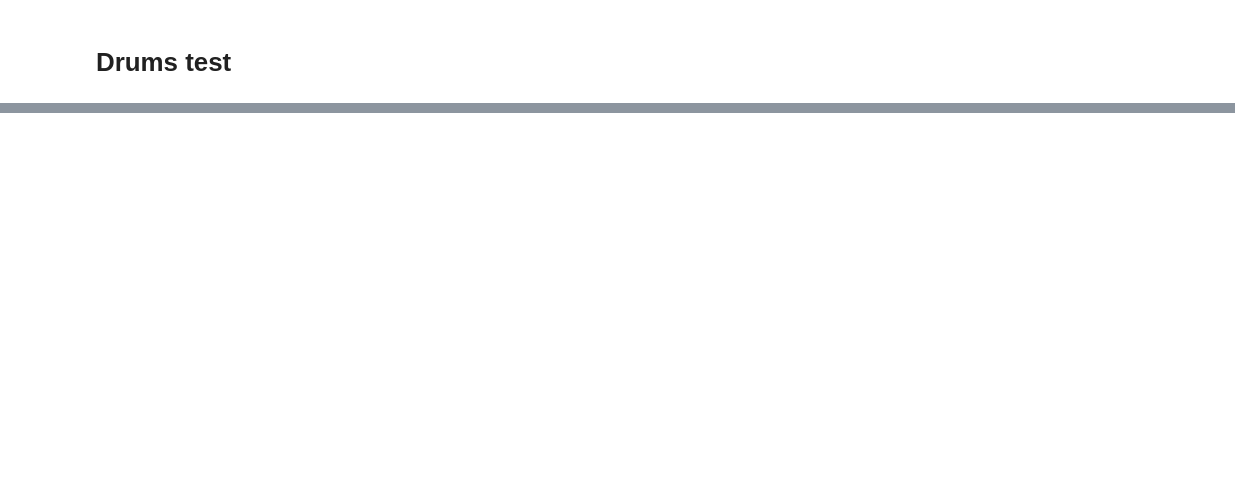
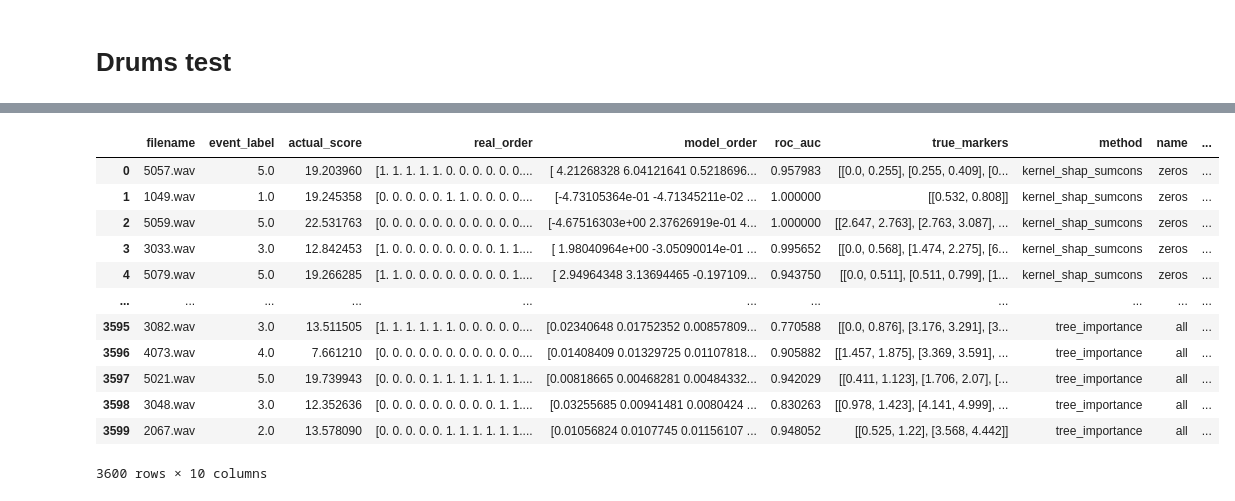
Before and after one commit to ceciliabolanos/explain_where, a Jupyter notebook: metrics_evaluation.ipynb, the cells around one changed output, grey strips where cells are left out. Saved outputs shown, nothing was run; the diff lists cells and outputs as text; code cells hidden in the pictures; blank space fills up the shorter version.

```diff
--- a/metrics_evaluation.ipynb
+++ b/metrics_evaluation.ipynb
@@ -1514,0 +380,45 @@ fig = plot_roc_auc_heatmaps(merge_df, 'heatmaps.png')
+# %%
+import itertools
+base_path = f'/home/ec2-user/evaluations/drums_test'
+metric = 'order'
+names = ["zeros", "noise", "stat", "all"]
+methods = ['kernel_shap_sumcons', 'linear_regression_noreg_noweights', 'tree_importance']
+
+files_auc_complete = [
+    f'{base_path}/{metric}_kernel_shap_sumcons_{{}}_{{}}.tsv',
+    f'{base_path}/{metric}_linear_regression_noreg_noweights_{{}}_{{}}.tsv',
+    f'{base_path}/{metric}_tree_importance_{{}}_{{}}.tsv',
+]
+names = ["zeros", "noise", "stat", "all"]
+
+df_combinations = []
+for method, file_template in zip(methods, files_auc_complete):
+    for i in [0.1, 0.2, 0.3, 0.4, 0.5, 0.6]:
+        for name in names:
+            file_path = file_template.format(name, i)
+            try:
+                df_combination = pd.read_csv(file_path, sep='\t')
+                df_combination['method'] = method
+                df_combination['name'] = name
+                df_combination['final'] = i
+                df_combinations.append(df_combination)
+            except FileNotFoundError:
+                print(f"File not found: {file_path}")
+
+final_df_combination = pd.concat(df_combinations, ignore_index=True)
+# %%
+final_df_combination
+# %% [output]
+|  | filename | event_label | actual_score | real_order | model_order | roc_auc | true_markers | method | name | ... |
+| 0 | 5057.wav | 5.0 | 19.203960 | [1. 1. 1. 1. 1. 0. 0. 0. 0. 0. 0.... | [ 4.21268328 6.04121641 0.5218696... | 0.957983 | [[0.0, 0.255], [0.255, 0.409], [0... | kernel_shap_sumcons | zeros | ... |
+| 1 | 1049.wav | 1.0 | 19.245358 | [0. 0. 0. 0. 0. 1. 1. 0. 0. 0. 0.... | [-4.73105364e-01 -4.71345211e-02 ... | 1.000000 | [[0.532, 0.808]] | kernel_shap_sumcons | zeros | ... |
+| 2 | 5059.wav | 5.0 | 22.531763 | [0. 0. 0. 0. 0. 0. 0. 0. 0. 0. 0.... | [-4.67516303e+00 2.37626919e-01 4... | 1.000000 | [[2.647, 2.763], [2.763, 3.087], ... | kernel_shap_sumcons | zeros | ... |
+| 3 | 3033.wav | 3.0 | 12.842453 | [1. 0. 0. 0. 0. 0. 0. 0. 0. 1. 1.... | [ 1.98040964e+00 -3.05090014e-01 ... | 0.995652 | [[0.0, 0.568], [1.474, 2.275], [6... | kernel_shap_sumcons | zeros | ... |
+| 4 | 5079.wav | 5.0 | 19.266285 | [1. 1. 0. 0. 0. 0. 0. 0. 0. 0. 1.... | [ 2.94964348 3.13694465 -0.197109... | 0.943750 | [[0.0, 0.511], [0.511, 0.799], [1... | kernel_shap_sumcons | zeros | ... |
+| ... | ... | ... | ... | ... | ... | ... | ... | ... | ... | ... |
+| 3595 | 3082.wav | 3.0 | 13.511505 | [1. 1. 1. 1. 1. 1. 0. 0. 0. 0. 0.... | [0.02340648 0.01752352 0.00857809... | 0.770588 | [[0.0, 0.876], [3.176, 3.291], [3... | tree_importance | all | ... |
+| 3596 | 4073.wav | 4.0 | 7.661210 | [0. 0. 0. 0. 0. 0. 0. 0. 0. 0. 0.... | [0.01408409 0.01329725 0.01107818... | 0.905882 | [[1.457, 1.875], [3.369, 3.591], ... | tree_importance | all | ... |
+| 3597 | 5021.wav | 5.0 | 19.739943 | [0. 0. 0. 0. 1. 1. 1. 1. 1. 1. 1.... | [0.00818665 0.00468281 0.00484332... | 0.942029 | [[0.411, 1.123], [1.706, 2.07], [... | tree_importance | all | ... |
+| 3598 | 3048.wav | 3.0 | 12.352636 | [0. 0. 0. 0. 0. 0. 0. 0. 0. 1. 1.... | [0.03255685 0.00941481 0.0080424 ... | 0.830263 | [[0.978, 1.423], [4.141, 4.999], ... | tree_importance | all | ... |
+| 3599 | 2067.wav | 2.0 | 13.578090 | [0. 0. 0. 0. 0. 1. 1. 1. 1. 1. 1.... | [0.01056824 0.0107745 0.01156107 ... | 0.948052 | [[0.525, 1.22], [3.568, 4.442]] | tree_importance | all | ... |
+3600 rows × 10 columns
```
Also changed, not shown: parts of 56 cells of this notebook.
